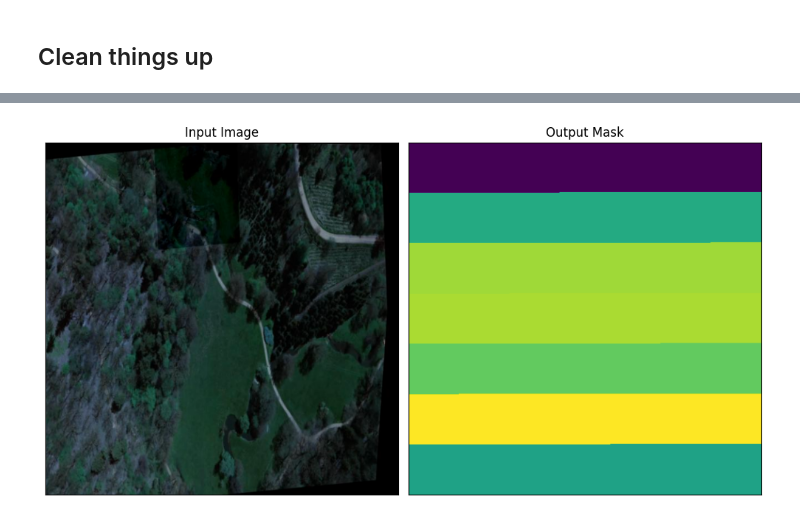
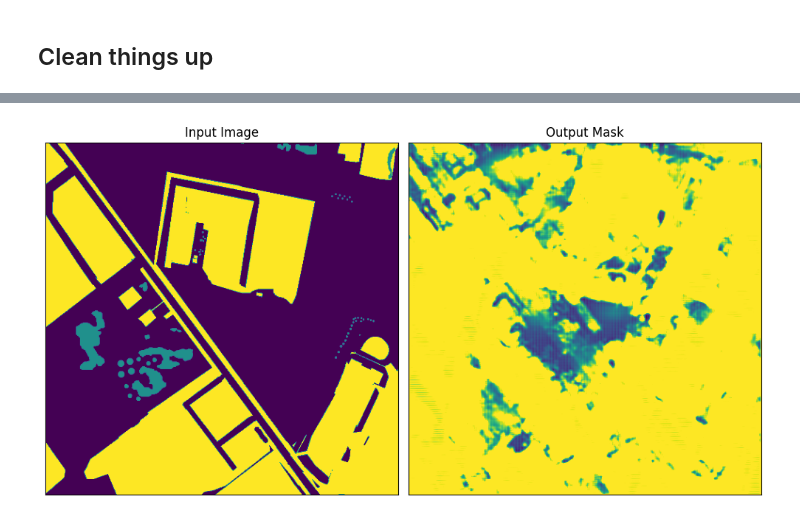
Before and after one commit to ULAS-HiPR/AI-utils, a Jupyter notebook: sznet/experiments/vanilla-unet.ipynb, the cells around one changed output, grey strips where cells are left out. Saved outputs shown, nothing was run; the diff lists cells and outputs as text; code cells hidden in the pictures.

```diff
--- a/sznet/experiments/vanilla-unet.ipynb
+++ b/sznet/experiments/vanilla-unet.ipynb
@@ -564,5 +587,5 @@ train_model(
 # %%
-model = UNet(n_channels=3, n_classes=NUM_OF_CLASSES, bilinear=False)
-model.load_state_dict(torch.load('/Users/conor/Development/AeroSoc/Payload/AI-utils/sznet/weights/vanilla_unet/unet_vanilla_checkpoint_epoch1.pth'))
+model = UNet(n_channels=3, n_classes=1, bilinear=False)
+model.load_state_dict(torch.load('/Users/conor/Development/AeroSoc/Payload/AI-utils/sznet/weights/vanilla_unet/19_09__unet_vanilla_checkpoint_epoch1.pth'))
 model.to(device)
 # %% [output]
@@ -586,6 +596,7 @@ UNet(
 # %%
-img = np.load('/Users/conor/Development/AeroSoc/Payload/AI-utils/sznet/datasets/aerial_dataset.yolov8/.tmp_dataset_unet_vanilla/alina_139_jpg.rf.831ce983aa542955a40b555b51e86cb6__IMAGE__.npy')
-img = img.reshape((3,500,500))
+# img = np.load('/Users/conor/Development/AeroSoc/Payload/AI-utils/sznet/datasets/aerial_dataset.yolov8/.tmp_dataset_unet_vanilla/alina_139_jpg.rf.831ce983aa542955a40b555b51e86cb6__IMAGE__.npy')
+img = cv2.imread('/Users/conor/Development/AeroSoc/Payload/AI-utils/sznet/datasets/OpenEarthMap/images/wielkopolskie_16.tif')
+img = np.transpose(img, (500,500,3))
 img = torch.tensor([img])
 img = img.to(device=device, dtype=torch.float32)
 mask = model(img)
@@ -593,23 +604,23 @@ mask = Tensor.cpu(mask)
 # %%
 fig, axs = plt.subplots(1, 2, figsize=(10, 10))
 
 # Plot the images on the subplots
-axs[0].imshow(np.load('/Users/conor/Development/AeroSoc/Payload/AI-utils/sznet/datasets/aerial_dataset.yolov8/.tmp_dataset_unet_vanilla/alina_139_jpg.rf.831ce983aa542955a40b555b51e86cb6__IMAGE__.npy'))
+axs[0].imshow(cv2.imread('/Users/conor/Development/AeroSoc/Payload/AI-utils/sznet/datasets/OpenEarthMap/labels/wielkopolskie_16.tif', cv2.IMREAD_UNCHANGED))
 axs[0].set_title("Input Image")
 
-axs[1].imshow(mask.detach().numpy().reshape(500,500,7)[:,:,4])
+axs[1].imshow(np.rot90(mask.detach().numpy().reshape(500,500), 4))
 axs[1].set_title("Output Mask")
 
 
 # Remove the axis ticks and labels
 for ax in axs.flat:
     ax.set_xticks([])
     ax.set_yticks([])
 
 # Layout so plots do not overlap
 fig.tight_layout()
 
 # Show the plot
 plt.show()
 # %% [output]
-[figure, old version]
+[figure, new version]
```
Also changed, not shown: parts of 19 cells of this notebook, 10 other files.
